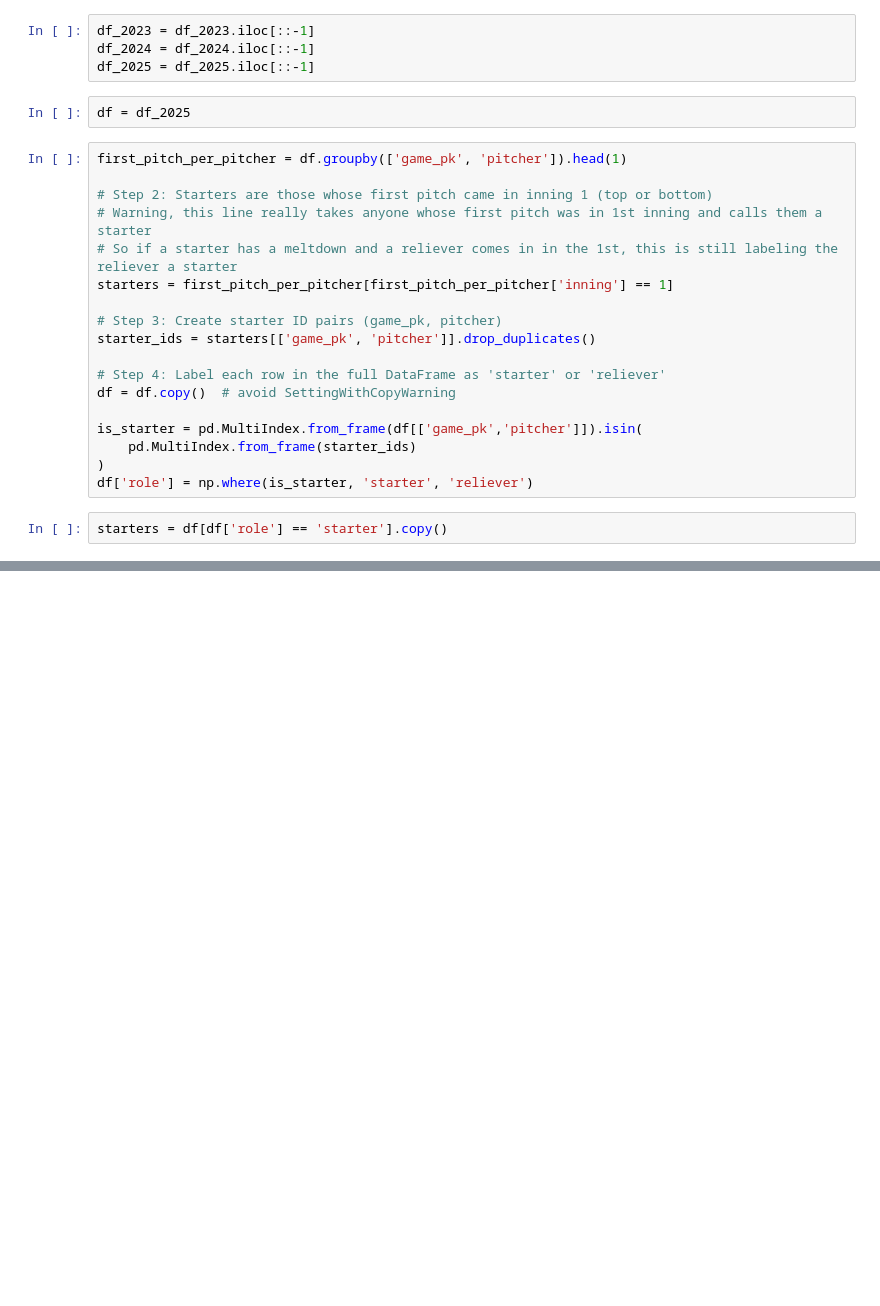
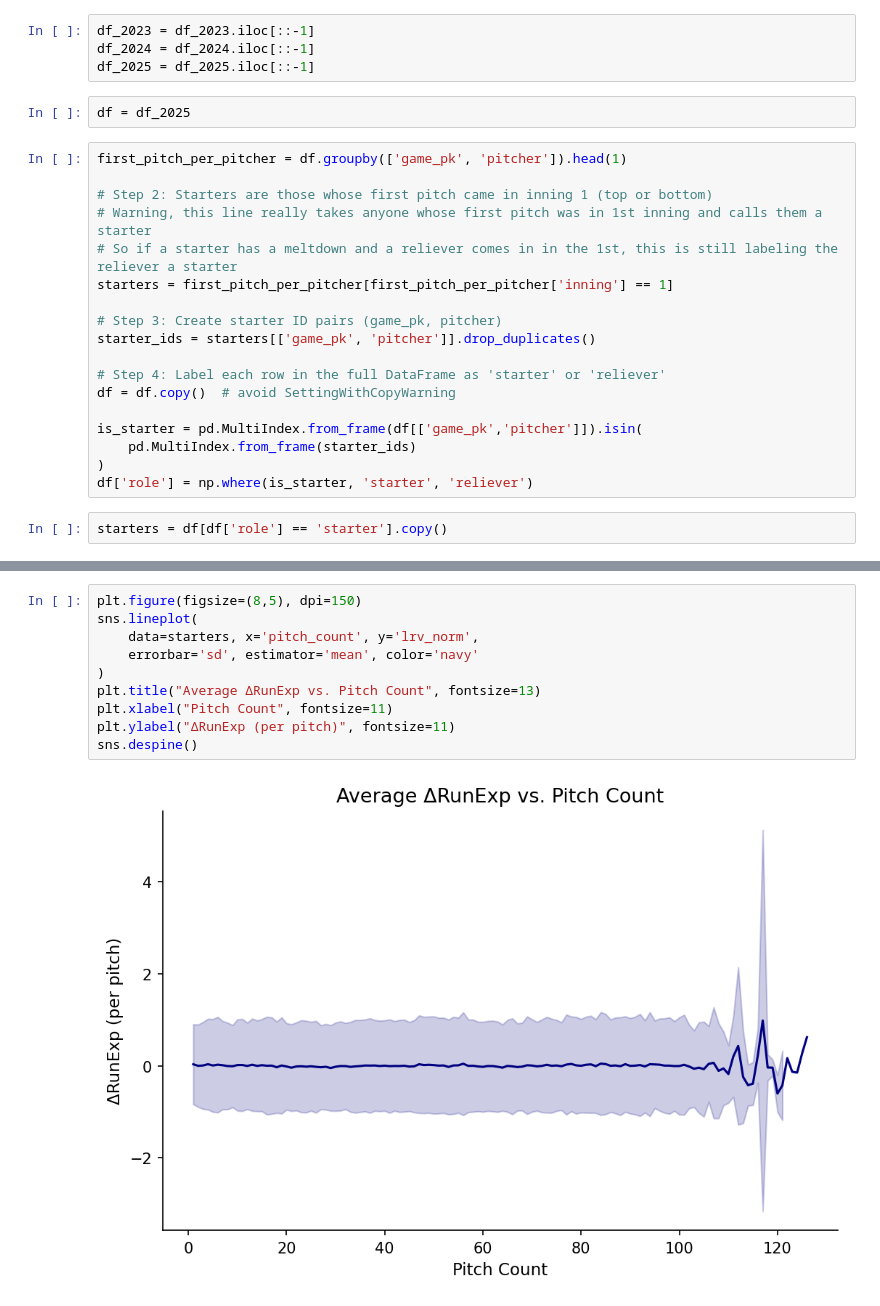
Before and after one commit to Erdos-Projects/fall-2025-sports-analytics, a Jupyter notebook: performance_det.ipynb, the cells around one changed output, grey strips where cells are left out. Cells and saved outputs as stored; diff of their text form; blank space fills up the shorter version.

```diff
--- a/performance_det.ipynb
+++ b/performance_det.ipynb
@@ -89 +97,13 @@ starters['dre_future_inclusive'] = g['delta_run_exp'].transform(
 )
+# %%
+plt.figure(figsize=(8,5), dpi=150)
+sns.lineplot(
+    data=starters, x='pitch_count', y='lrv_norm',
+    errorbar='sd', estimator='mean', color='navy'
+)
+plt.title("Average ΔRunExp vs. Pitch Count", fontsize=13)
+plt.xlabel("Pitch Count", fontsize=11)
+plt.ylabel("ΔRunExp (per pitch)", fontsize=11)
+sns.despine()
+# %% [output]
+[figure, added]
```
Also changed, not shown: parts of 20 cells of this notebook.
